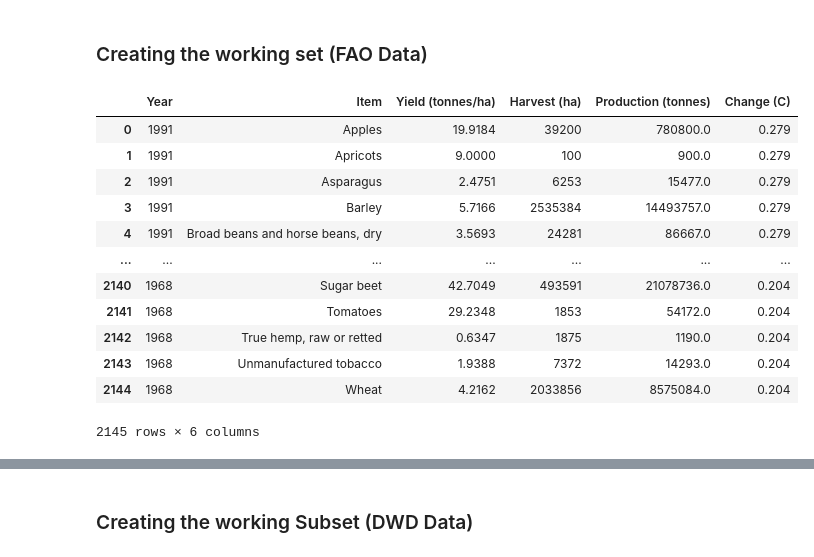
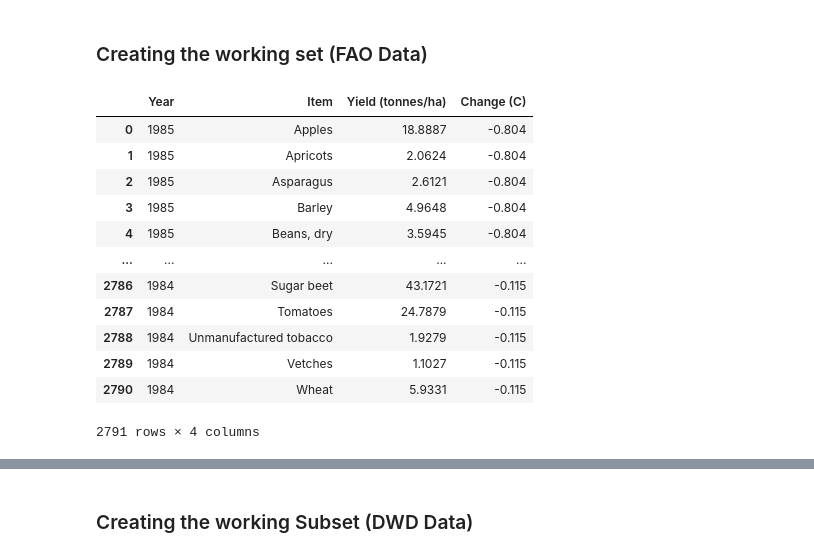
Before and after one commit to jo-atanacio/Thesis, a Jupyter notebook: data_collection.ipynb, the cells around one changed output, grey strips where cells are left out. Drawn from its saved outputs; the diff is of its cells as text; code cells hidden in the pictures.

```diff
--- a/data_collection.ipynb
+++ b/data_collection.ipynb
@@ -14,20 +14,20 @@ crop_prod = pd.read_csv("./raw_data/fao_data/fao_prod.csv")
 crop_yield = pd.read_csv("./raw_data/fao_data/fao_yield.csv")
 change_temp = pd.read_csv("./raw_data/fao_data/fao_temp.csv")
 # %%
-crop_harvest = crop_harvest.loc[(crop_harvest["Flag"] == "A") | (crop_harvest["Flag"] == "E")]
-crop_harvest = crop_harvest.reset_index(drop=True)
-crop_harvest = crop_harvest.drop_duplicates()
+# crop_harvest = crop_harvest.loc[(crop_harvest["Flag"] == "A") | (crop_harvest["Flag"] == "E")]
+# crop_harvest = crop_harvest.reset_index(drop=True)
+# crop_harvest = crop_harvest.drop_duplicates()
 
-crop_prod = crop_prod.loc[(crop_prod["Flag"] == "A") | (crop_prod["Flag"] == "E")]
-crop_prod = crop_prod.reset_index(drop=True)
-crop_prod = crop_prod.drop_duplicates()
+# crop_prod = crop_prod.loc[(crop_prod["Flag"] == "A") | (crop_prod["Flag"] == "E")]
+# crop_prod = crop_prod.reset_index(drop=True)
+# crop_prod = crop_prod.drop_duplicates()
 
-crop_yield = crop_yield.loc[(crop_yield["Flag"] == "A") | (crop_yield["Flag"] == "E")]
+#crop_yield = crop_yield.loc[(crop_yield["Flag"] == "A") | (crop_yield["Flag"] == "E")]
 crop_yield = crop_yield.reset_index(drop=True)
 crop_yield = crop_yield.drop_duplicates()
 crop_yield["Value"] = crop_yield["Value"].apply(lambda x: x / 10_000)
 
-change_temp = change_temp.loc[(change_temp["Flag"] == "A") | (change_temp["Flag"] == "E")]
+#change_temp = change_temp.loc[(change_temp["Flag"] == "A") | (change_temp["Flag"] == "E")]
 change_temp = change_temp.reset_index(drop=True)
 change_temp = change_temp.drop_duplicates()
 change_temp = change_temp[change_temp["Element"] == "Temperature change"]
@@ -39,25 +39,24 @@ change_temp = change_temp.rename(columns={"Value":"Change (C)"})
 # %%
 # Combines both dataframes and creates the final FAO dataframe
 ## Keep 5 columns, year item Harvest (ha) Production (tonnes) Yiel (tonnes/ha)
-final_fao = crop_yield[["Year","Item", "Yield (tonnes/ha)"]] \
-.merge(crop_harvest[["Year","Item", "Harvest (ha)"]], on=["Year", "Item"], how="inner")
-final_fao = final_fao.merge(crop_prod[["Year","Item", "Production (tonnes)"]], on=["Year", "Item"], how="inner")
-final_fao = final_fao.merge(change_temp[["Year", "Change (C)"]], on="Year", how="inner")
+final_fao = crop_yield[["Year", "Item", "Yield (tonnes/ha)"]].merge(change_temp[["Year", "Change (C)"]], on=["Year"], how="inner")
+#final_fao = final_fao.merge(crop_prod[["Year","Item", "Production (tonnes)"]], on=["Year", "Item"], how="inner")
+#final_fao = final_fao.merge(change_temp[["Year", "Change (C)"]], on="Year", how="inner")
 final_fao
 # %% [output]
-|  | Year | Item | Yield (tonnes/ha) | Harvest (ha) | Production (tonnes) | Change (C) |
-| 0 | 1991 | Apples | 19.9184 | 39200 | 780800.0 | 0.279 |
-| 1 | 1991 | Apricots | 9.0000 | 100 | 900.0 | 0.279 |
-| 2 | 1991 | Asparagus | 2.4751 | 6253 | 15477.0 | 0.279 |
-| 3 | 1991 | Barley | 5.7166 | 2535384 | 14493757.0 | 0.279 |
-| 4 | 1991 | Broad beans and horse beans, dry | 3.5693 | 24281 | 86667.0 | 0.279 |
-| ... | ... | ... | ... | ... | ... | ... |
-| 2140 | 1968 | Sugar beet | 42.7049 | 493591 | 21078736.0 | 0.204 |
-| 2141 | 1968 | Tomatoes | 29.2348 | 1853 | 54172.0 | 0.204 |
-| 2142 | 1968 | True hemp, raw or retted | 0.6347 | 1875 | 1190.0 | 0.204 |
-| 2143 | 1968 | Unmanufactured tobacco | 1.9388 | 7372 | 14293.0 | 0.204 |
-| 2144 | 1968 | Wheat | 4.2162 | 2033856 | 8575084.0 | 0.204 |
+|  | Year | Item | Yield (tonnes/ha) | Change (C) |
+| 0 | 1985 | Apples | 18.8887 | -0.804 |
+| 1 | 1985 | Apricots | 2.0624 | -0.804 |
+| 2 | 1985 | Asparagus | 2.6121 | -0.804 |
+| 3 | 1985 | Barley | 4.9648 | -0.804 |
+| 4 | 1985 | Beans, dry | 3.5945 | -0.804 |
+| ... | ... | ... | ... | ... |
+| 2786 | 1984 | Sugar beet | 43.1721 | -0.115 |
+| 2787 | 1984 | Tomatoes | 24.7879 | -0.115 |
+| 2788 | 1984 | Unmanufactured tobacco | 1.9279 | -0.115 |
+| 2789 | 1984 | Vetches | 1.1027 | -0.115 |
+| 2790 | 1984 | Wheat | 5.9331 | -0.115 |
-2145 rows × 6 columns
+2791 rows × 4 columns
 # %%
 # Overlook of data
 final_fao[(final_fao["Year"] == 2021)].sample(10)# & final_data["Item"] == "Wheat"]#.iloc[0]
```
Also changed, not shown: parts of 12 cells of this notebook.
